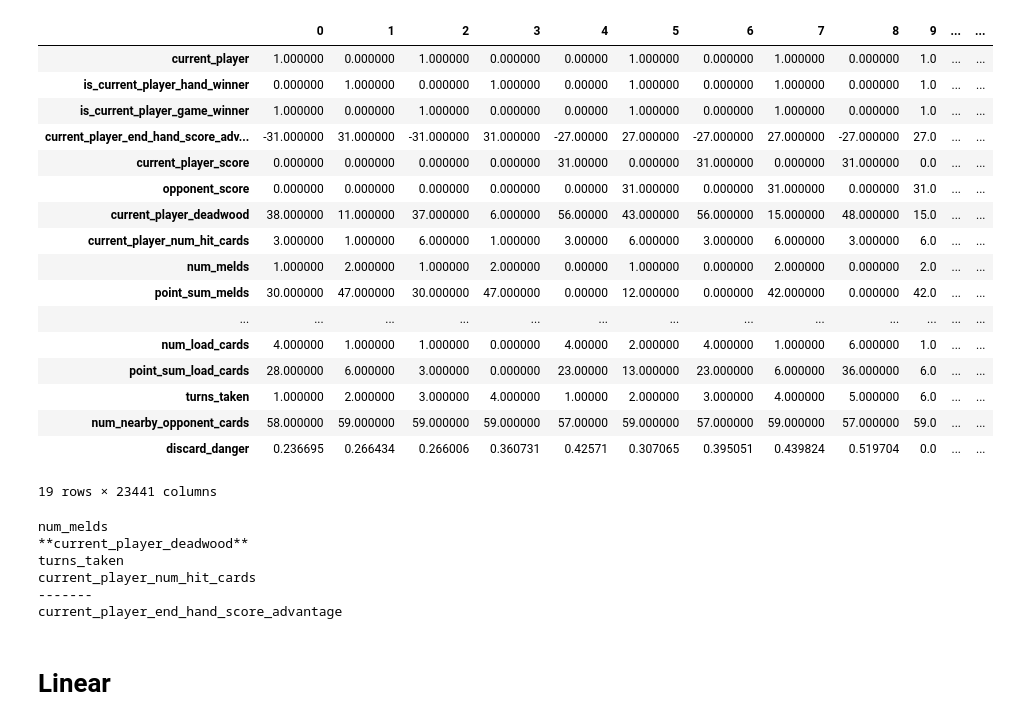
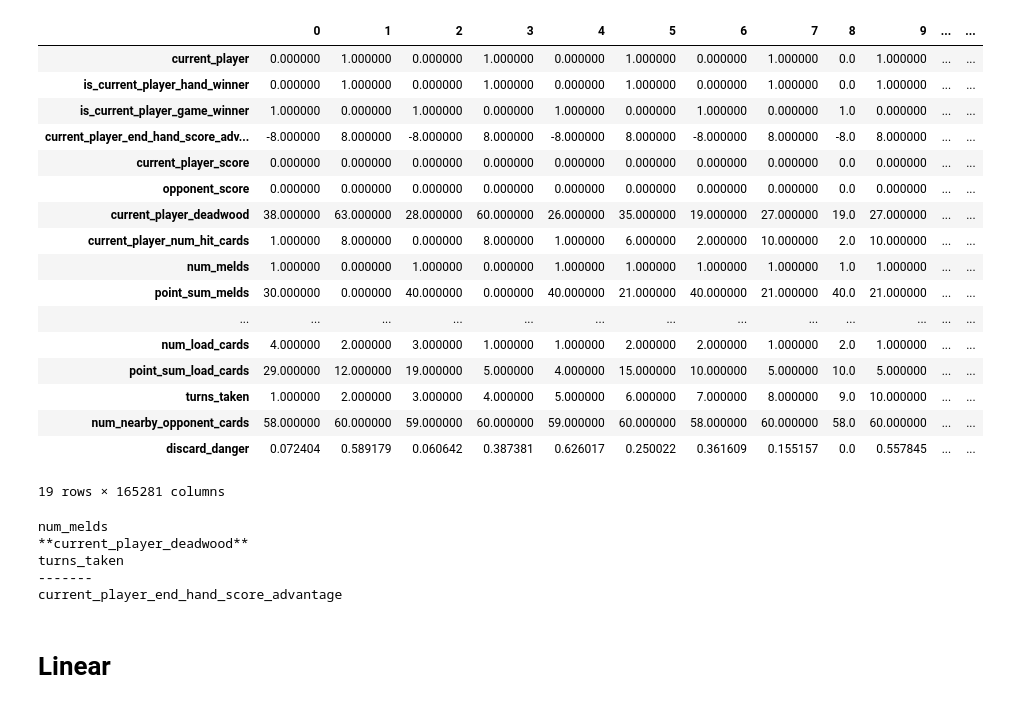
Before and after one commit to PeterEFrancis/gin-rummy-AI, a Jupyter notebook: data/player_data_proccessor.ipynb, the cells around one changed output. Drawn from its saved outputs; the diff is of its cells as text; code cells hidden in the pictures.

```diff
--- a/data/player_data_proccessor.ipynb
+++ b/data/player_data_proccessor.ipynb
@@ -15,33 +15,33 @@ delta = ["discard_danger"]
 
 features = alpha + beta + gamma + delta
 # %%
-df = pd.read_csv('epsilon-1.csv')
+df = pd.read_csv('epsilon-2.csv')
 display(df.T)
 
 np.set_printoptions(edgeitems = 200, linewidth = 150)
 # df.values
 # %% [output]
 |  | 0 | 1 | 2 | 3 | 4 | 5 | 6 | 7 | 8 | 9 | ... | ... |
-| current_player | 1.000000 | 0.000000 | 1.000000 | 0.000000 | 0.00000 | 1.000000 | 0.000000 | 1.000000 | 0.000000 | 1.0 | ... | ... |
-| is_current_player_hand_winner | 0.000000 | 1.000000 | 0.000000 | 1.000000 | 0.00000 | 1.000000 | 0.000000 | 1.000000 | 0.000000 | 1.0 | ... | ... |
-| is_current_player_game_winner | 1.000000 | 0.000000 | 1.000000 | 0.000000 | 0.00000 | 1.000000 | 0.000000 | 1.000000 | 0.000000 | 1.0 | ... | ... |
-| current_player_end_hand_score_adv... | -31.000000 | 31.000000 | -31.000000 | 31.000000 | -27.00000 | 27.000000 | -27.000000 | 27.000000 | -27.000000 | 27.0 | ... | ... |
-| current_player_score | 0.000000 | 0.000000 | 0.000000 | 0.000000 | 31.00000 | 0.000000 | 31.000000 | 0.000000 | 31.000000 | 0.0 | ... | ... |
-| opponent_score | 0.000000 | 0.000000 | 0.000000 | 0.000000 | 0.00000 | 31.000000 | 0.000000 | 31.000000 | 0.000000 | 31.0 | ... | ... |
-| current_player_deadwood | 38.000000 | 11.000000 | 37.000000 | 6.000000 | 56.00000 | 43.000000 | 56.000000 | 15.000000 | 48.000000 | 15.0 | ... | ... |
-| current_player_num_hit_cards | 3.000000 | 1.000000 | 6.000000 | 1.000000 | 3.00000 | 6.000000 | 3.000000 | 6.000000 | 3.000000 | 6.0 | ... | ... |
-| num_melds | 1.000000 | 2.000000 | 1.000000 | 2.000000 | 0.00000 | 1.000000 | 0.000000 | 2.000000 | 0.000000 | 2.0 | ... | ... |
-| point_sum_melds | 30.000000 | 47.000000 | 30.000000 | 47.000000 | 0.00000 | 12.000000 | 0.000000 | 42.000000 | 0.000000 | 42.0 | ... | ... |
+| current_player | 0.000000 | 1.000000 | 0.000000 | 1.000000 | 0.000000 | 1.000000 | 0.000000 | 1.000000 | 0.0 | 1.000000 | ... | ... |
+| is_current_player_hand_winner | 0.000000 | 1.000000 | 0.000000 | 1.000000 | 0.000000 | 1.000000 | 0.000000 | 1.000000 | 0.0 | 1.000000 | ... | ... |
+| is_current_player_game_winner | 1.000000 | 0.000000 | 1.000000 | 0.000000 | 1.000000 | 0.000000 | 1.000000 | 0.000000 | 1.0 | 0.000000 | ... | ... |
+| current_player_end_hand_score_adv... | -8.000000 | 8.000000 | -8.000000 | 8.000000 | -8.000000 | 8.000000 | -8.000000 | 8.000000 | -8.0 | 8.000000 | ... | ... |
+| current_player_score | 0.000000 | 0.000000 | 0.000000 | 0.000000 | 0.000000 | 0.000000 | 0.000000 | 0.000000 | 0.0 | 0.000000 | ... | ... |
+| opponent_score | 0.000000 | 0.000000 | 0.000000 | 0.000000 | 0.000000 | 0.000000 | 0.000000 | 0.000000 | 0.0 | 0.000000 | ... | ... |
+| current_player_deadwood | 38.000000 | 63.000000 | 28.000000 | 60.000000 | 26.000000 | 35.000000 | 19.000000 | 27.000000 | 19.0 | 27.000000 | ... | ... |
+| current_player_num_hit_cards | 1.000000 | 8.000000 | 0.000000 | 8.000000 | 1.000000 | 6.000000 | 2.000000 | 10.000000 | 2.0 | 10.000000 | ... | ... |
+| num_melds | 1.000000 | 0.000000 | 1.000000 | 0.000000 | 1.000000 | 1.000000 | 1.000000 | 1.000000 | 1.0 | 1.000000 | ... | ... |
+| point_sum_melds | 30.000000 | 0.000000 | 40.000000 | 0.000000 | 40.000000 | 21.000000 | 40.000000 | 21.000000 | 40.0 | 21.000000 | ... | ... |
 | ... | ... | ... | ... | ... | ... | ... | ... | ... | ... | ... | ... | ... |
-| num_load_cards | 4.000000 | 1.000000 | 1.000000 | 0.000000 | 4.00000 | 2.000000 | 4.000000 | 1.000000 | 6.000000 | 1.0 | ... | ... |
-| point_sum_load_cards | 28.000000 | 6.000000 | 3.000000 | 0.000000 | 23.00000 | 13.000000 | 23.000000 | 6.000000 | 36.000000 | 6.0 | ... | ... |
-| turns_taken | 1.000000 | 2.000000 | 3.000000 | 4.000000 | 1.00000 | 2.000000 | 3.000000 | 4.000000 | 5.000000 | 6.0 | ... | ... |
-| num_nearby_opponent_cards | 58.000000 | 59.000000 | 59.000000 | 59.000000 | 57.00000 | 59.000000 | 57.000000 | 59.000000 | 57.000000 | 59.0 | ... | ... |
-| discard_danger | 0.236695 | 0.266434 | 0.266006 | 0.360731 | 0.42571 | 0.307065 | 0.395051 | 0.439824 | 0.519704 | 0.0 | ... | ... |
+| num_load_cards | 4.000000 | 2.000000 | 3.000000 | 1.000000 | 1.000000 | 2.000000 | 2.000000 | 1.000000 | 2.0 | 1.000000 | ... | ... |
+| point_sum_load_cards | 29.000000 | 12.000000 | 19.000000 | 5.000000 | 4.000000 | 15.000000 | 10.000000 | 5.000000 | 10.0 | 5.000000 | ... | ... |
+| turns_taken | 1.000000 | 2.000000 | 3.000000 | 4.000000 | 5.000000 | 6.000000 | 7.000000 | 8.000000 | 9.0 | 10.000000 | ... | ... |
+| num_nearby_opponent_cards | 58.000000 | 60.000000 | 59.000000 | 60.000000 | 59.000000 | 60.000000 | 58.000000 | 60.000000 | 58.0 | 60.000000 | ... | ... |
+| discard_danger | 0.072404 | 0.589179 | 0.060642 | 0.387381 | 0.626017 | 0.250022 | 0.361609 | 0.155157 | 0.0 | 0.557845 | ... | ... |
-19 rows × 23441 columns
+19 rows × 165281 columns
 # %%
 # features for regression input
-f =  ["num_melds","current_player_deadwood","turns_taken", "current_player_num_hit_cards"]
+f =  ["num_melds","current_player_deadwood","turns_taken"]
 # feature for regression output
 g = "current_player_end_hand_score_advantage"
 
@@ -56,7 +56,6 @@ print(g)
 num_melds
 **current_player_deadwood**
 turns_taken
-current_player_num_hit_cards
 -------
 current_player_end_hand_score_advantage
 # %% [markdown]
```
Also changed, not shown: parts of 1 cell of this notebook, 17 other files.
